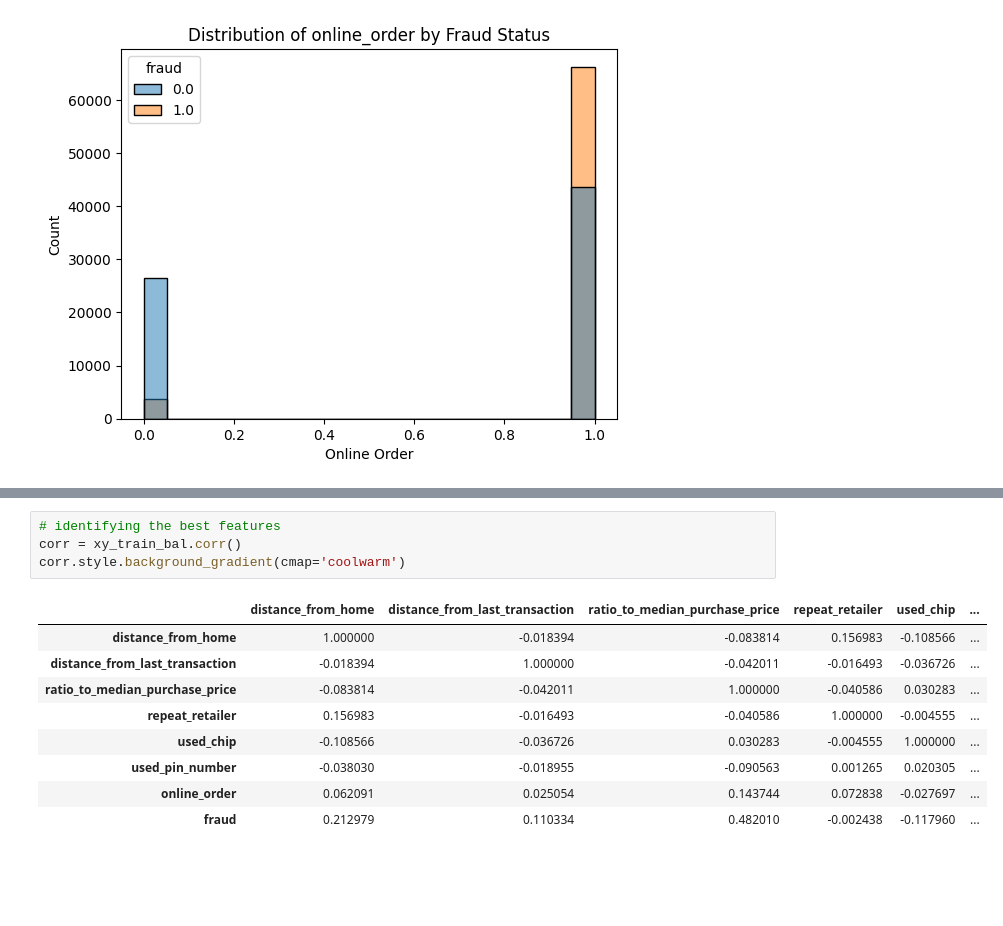
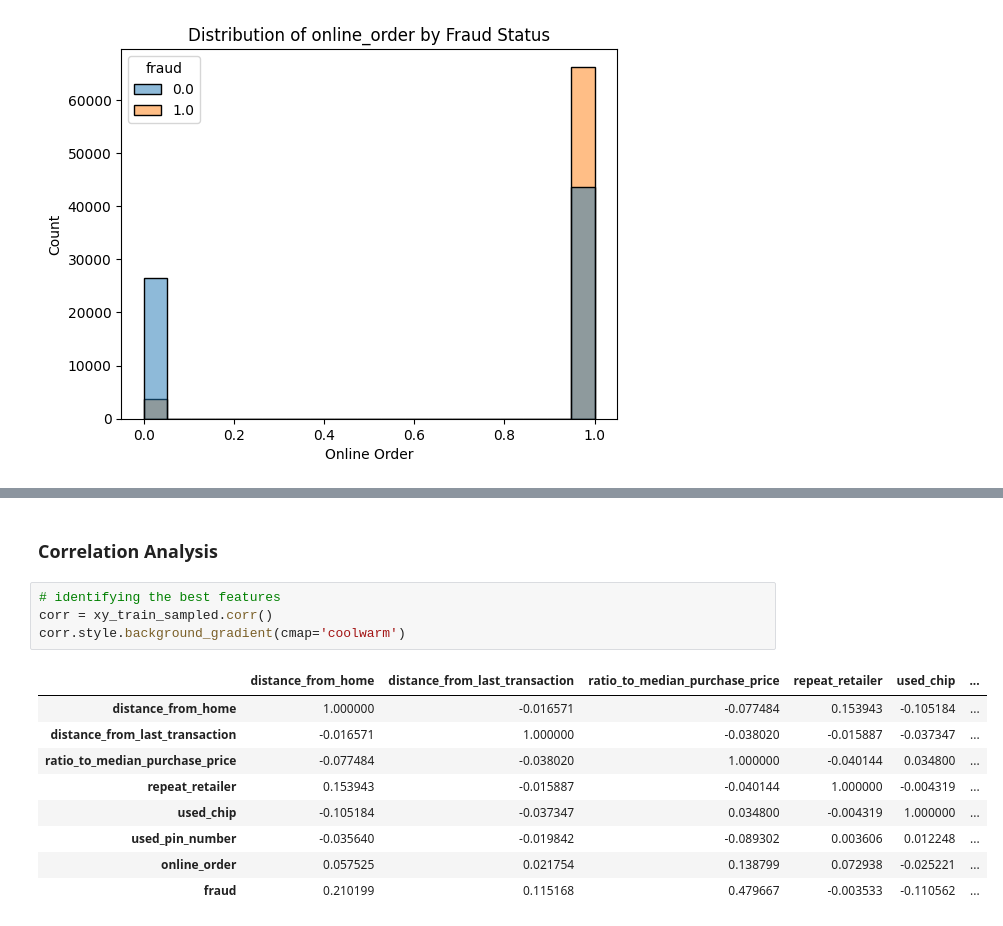
Before and after one commit to ZuhailiAminUOB/ai-capstone, a Jupyter notebook: UOB_Capstone_Credit_Card_Fraud.ipynb, the cells around one changed output, grey strips where cells are left out. Saved outputs shown, nothing was run; the diff lists cells and outputs as text; blank space fills up the shorter version.

Commit message:
Machine Learning Models for Credit Card Fraud Transaction

```diff
--- a/UOB_Capstone_Credit_Card_Fraud.ipynb
+++ b/UOB_Capstone_Credit_Card_Fraud.ipynb
@@ -398,17 +293,19 @@ plt.show()
+# %% [markdown]
+### Correlation Analysis
 # %%
 # identifying the best features
-corr = xy_train_bal.corr()
+corr = xy_train_sampled.corr()
 corr.style.background_gradient(cmap='coolwarm')
 # %% [output]
 |  | distance_from_home | distance_from_last_transaction | ratio_to_median_purchase_price | repeat_retailer | used_chip | ... |
-| distance_from_home | 1.000000 | -0.018394 | -0.083814 | 0.156983 | -0.108566 | ... |
-| distance_from_last_transaction | -0.018394 | 1.000000 | -0.042011 | -0.016493 | -0.036726 | ... |
-| ratio_to_median_purchase_price | -0.083814 | -0.042011 | 1.000000 | -0.040586 | 0.030283 | ... |
-| repeat_retailer | 0.156983 | -0.016493 | -0.040586 | 1.000000 | -0.004555 | ... |
-| used_chip | -0.108566 | -0.036726 | 0.030283 | -0.004555 | 1.000000 | ... |
-| used_pin_number | -0.038030 | -0.018955 | -0.090563 | 0.001265 | 0.020305 | ... |
-| online_order | 0.062091 | 0.025054 | 0.143744 | 0.072838 | -0.027697 | ... |
-| fraud | 0.212979 | 0.110334 | 0.482010 | -0.002438 | -0.117960 | ... |
+| distance_from_home | 1.000000 | -0.016571 | -0.077484 | 0.153943 | -0.105184 | ... |
+| distance_from_last_transaction | -0.016571 | 1.000000 | -0.038020 | -0.015887 | -0.037347 | ... |
+| ratio_to_median_purchase_price | -0.077484 | -0.038020 | 1.000000 | -0.040144 | 0.034800 | ... |
+| repeat_retailer | 0.153943 | -0.015887 | -0.040144 | 1.000000 | -0.004319 | ... |
+| used_chip | -0.105184 | -0.037347 | 0.034800 | -0.004319 | 1.000000 | ... |
+| used_pin_number | -0.035640 | -0.019842 | -0.089302 | 0.003606 | 0.012248 | ... |
+| online_order | 0.057525 | 0.021754 | 0.138799 | 0.072938 | -0.025221 | ... |
+| fraud | 0.210199 | 0.115168 | 0.479667 | -0.003533 | -0.110562 | ... |
 # %%
 sorted_corr = corr['fraud'].abs().sort_values(ascending=False)
 sorted_corr
```
Also changed, not shown: parts of 78 cells of this notebook.
